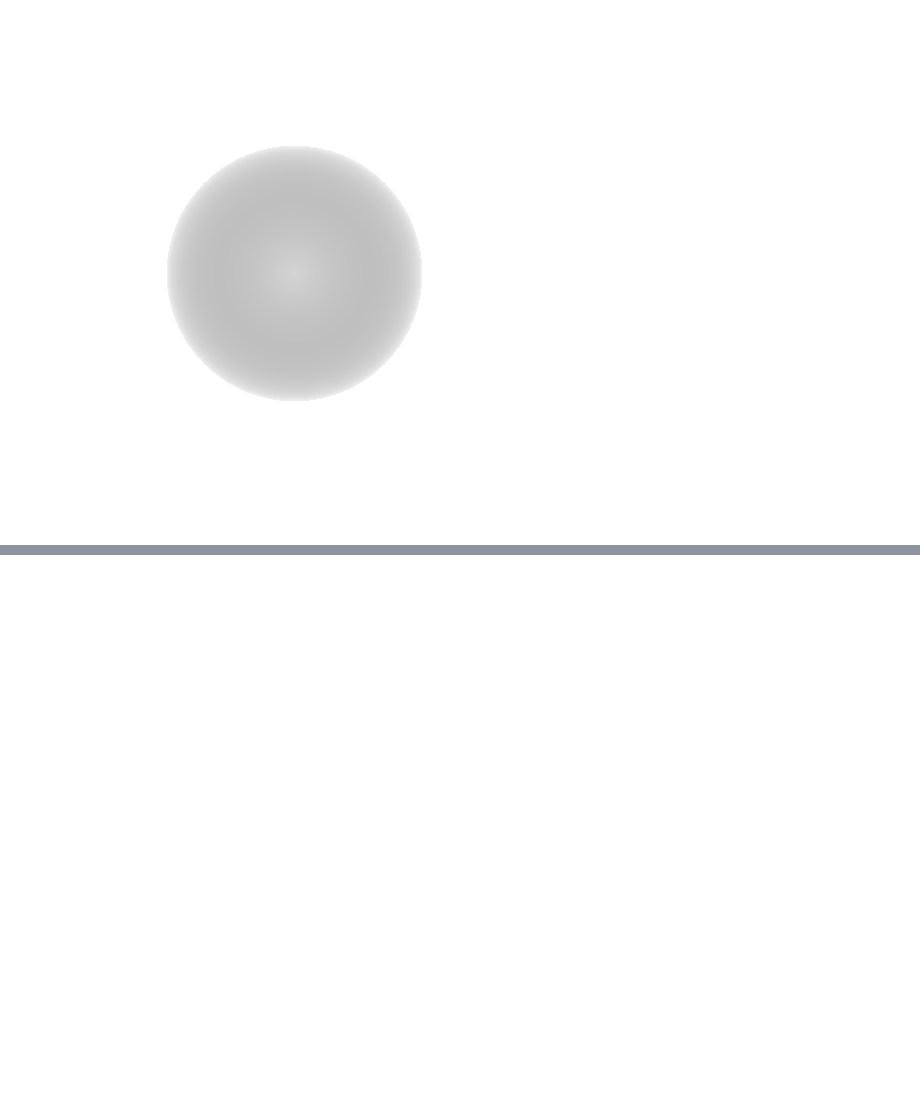
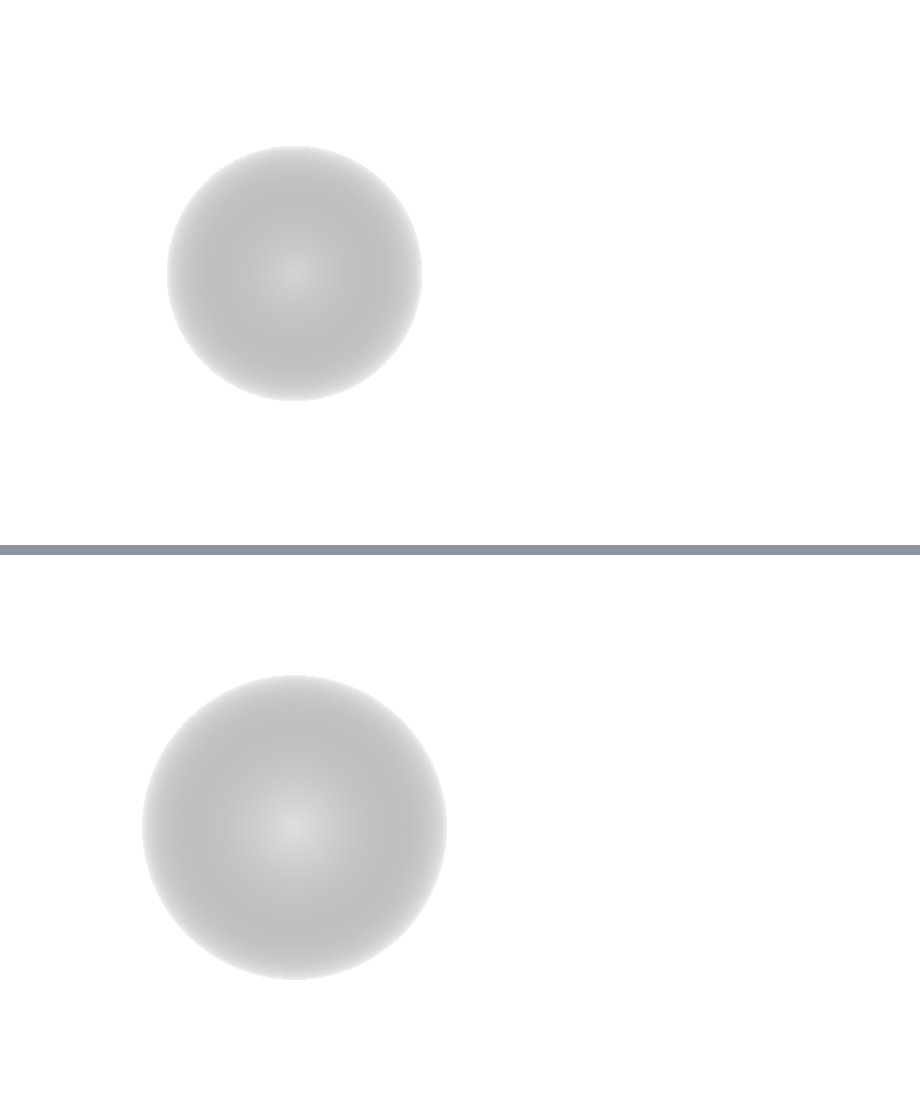
Before and after one commit to SNIPRS/image_utils, a Jupyter notebook: gradient_fill.ipynb, the cells around one changed output, grey strips where cells are left out. Saved outputs shown, nothing was run; the diff lists cells and outputs as text; code cells hidden in the pictures; blank space fills up the shorter version.

```diff
--- a/gradient_fill.ipynb
+++ b/gradient_fill.ipynb
@@ -51,0 +75,5 @@ display(output_image)
+# %%
+mapped_image = gradient_map(output_image)
+display(mapped_image)
+# %% [output]
+[figure, added]
```
Also changed, not shown: parts of 2 cells of this notebook, 1 other file.
